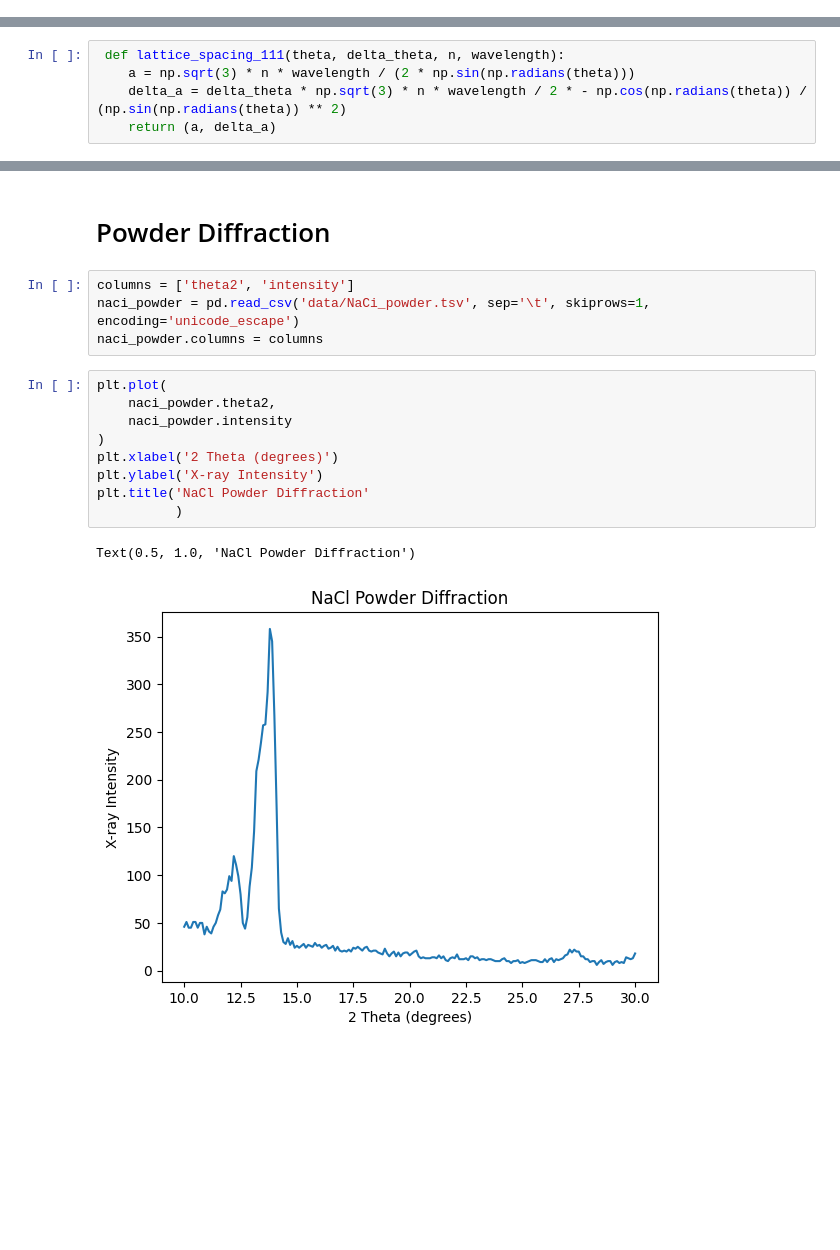
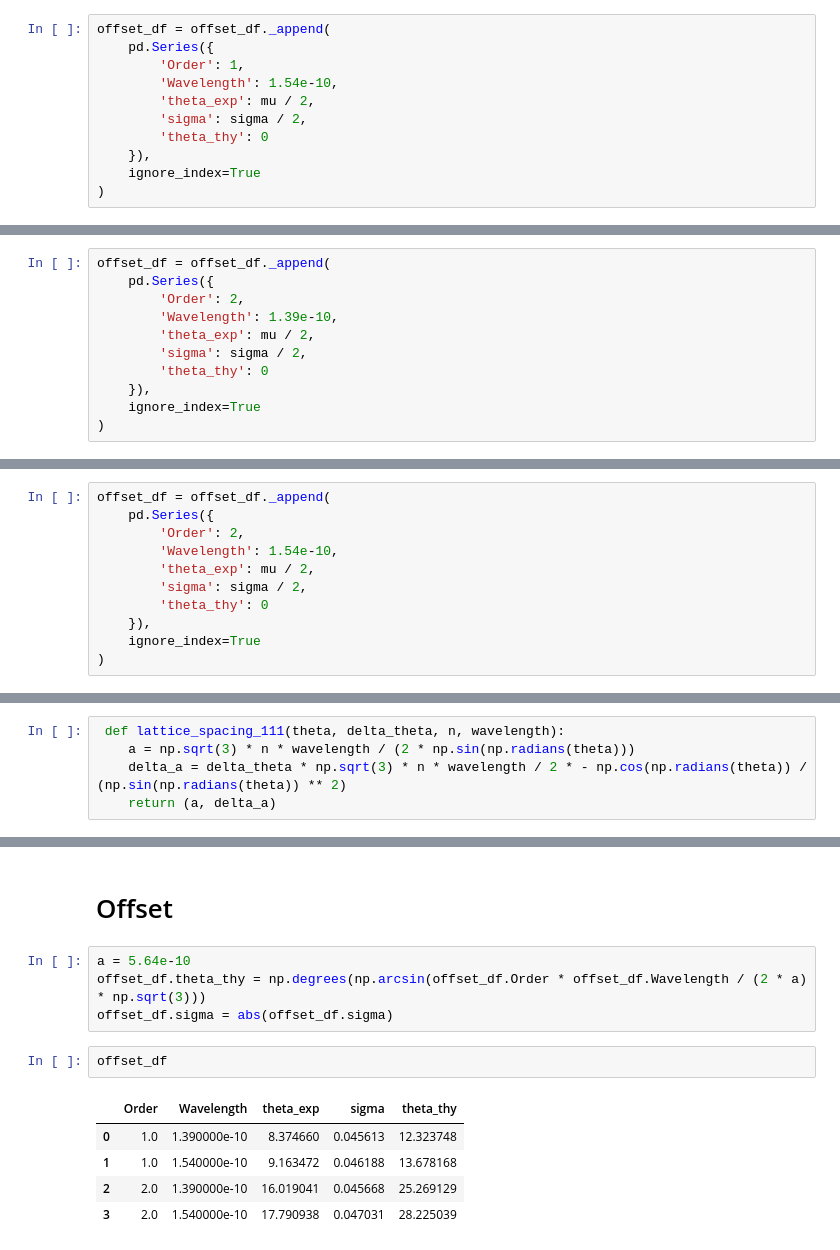
Before and after one commit to RoyZhenLongLim/PHYS3112, a Jupyter notebook: AXRD/experiment_1.ipynb, the cells around one changed output, grey strips where cells are left out. Saved outputs shown, nothing was run; the diff lists cells and outputs as text; blank space fills up the shorter version.

```diff
--- a/AXRD/experiment_1.ipynb
+++ b/AXRD/experiment_1.ipynb
@@ -107,3 +108,14 @@ order_1_k_beta_mu / 2
+# %%
+offset_df = offset_df._append(
+    pd.Series({
+        'Order': 1,
+        'Wavelength': 1.54e-10,
+        'theta_exp': mu / 2,
+        'sigma': sigma / 2,
+        'theta_thy': 0
+    }),
+    ignore_index=True
+)
 # %%
 order_2_k_beta_data = naci_sample_1[(naci_sample_1['2theta'] > 31) & (naci_sample_1['2theta'] < 33)]
 plt.plot(
@@ -123,6 +135,17 @@ print_out_data(
 # %% [output]
 32.04 -0.09 16.02 -0.05 1.12 -0.18
 [figure]
+# %%
+offset_df = offset_df._append(
+    pd.Series({
+        'Order': 2,
+        'Wavelength': 1.39e-10,
+        'theta_exp': mu / 2,
+        'sigma': sigma / 2,
+        'theta_thy': 0
+    }),
+    ignore_index=True
+)
 # %%
 order_2_k_alpha_data = naci_sample_1[(naci_sample_1['2theta'] > 34.5) & (naci_sample_1['2theta'] < 36.5)]
 plt.plot(
@@ -142,6 +165,17 @@ print_out_data(
 # %% [output]
 35.58 -0.09 17.79 -0.05 1.12 -0.16
 [figure]
+# %%
+offset_df = offset_df._append(
+    pd.Series({
+        'Order': 2,
+        'Wavelength': 1.54e-10,
+        'theta_exp': mu / 2,
+        'sigma': sigma / 2,
+        'theta_thy': 0
+    }),
+    ignore_index=True
+)
 # %%
 data = naci_sample_2[(naci_sample_2['2theta'] > 10) & (naci_sample_2['2theta'] < 20)]
 plt.plot(
@@ -248,18 +258,14 @@ for (theta, delta_theta, n, wavelength) in lattice_computing_data:
-# %% [markdown]
-# Powder Diffraction
-# %%
-columns = ['theta2', 'intensity']
-naci_powder = pd.read_csv('data/NaCi_powder.tsv', sep='\t', skiprows=1, encoding='unicode_escape')
-naci_powder.columns = columns
-# %%
-plt.plot(
-    naci_powder.theta2,
-    naci_powder.intensity
-)
-plt.xlabel('2 Theta (degrees)')
-plt.ylabel('X-ray Intensity')
-plt.title('NaCl Powder Diffraction'
-          )
-# %% [output]
-Text(0.5, 1.0, 'NaCl Powder Diffraction')
-[figure, removed]
+# %% [markdown]
+# Offset
+# %%
+a = 5.64e-10
+offset_df.theta_thy = np.degrees(np.arcsin(offset_df.Order * offset_df.Wavelength / (2 * a) * np.sqrt(3)))
+offset_df.sigma = abs(offset_df.sigma)
+# %%
+offset_df
+# %% [output]
+|  | Order | Wavelength | theta_exp | sigma | theta_thy |
+| 0 | 1.0 | 1.390000e-10 | 8.374660 | 0.045613 | 12.323748 |
+| 1 | 1.0 | 1.540000e-10 | 9.163472 | 0.046188 | 13.678168 |
+| 2 | 2.0 | 1.390000e-10 | 16.019041 | 0.045668 | 25.269129 |
+| 3 | 2.0 | 1.540000e-10 | 17.790938 | 0.047031 | 28.225039 |
```
Also changed, not shown: parts of 23 cells of this notebook, 3 other files.
